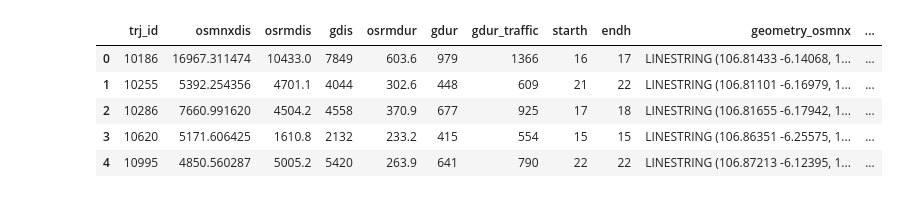
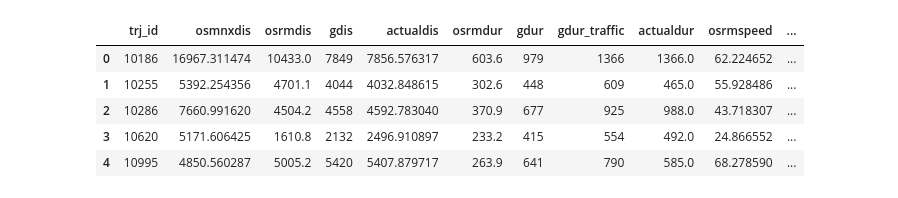
Before and after one commit to kenghweeng/Grab_The_Pulis, a Jupyter notebook: maps.ipynb, the cells around one changed output. Cells and saved outputs as stored; diff of their text form; code cells hidden in the pictures.

```diff
--- a/maps.ipynb
+++ b/maps.ipynb
@@ -16,3 +14,20 @@ df = pd.read_feather('data/matched_jkt.ftr')
+# %%
+df_osrm = gpd.read_file('data/jkt_OSRM.geojson')
+df_gmaps = gpd.read_file('data/jkt_GMAPS.geojson')
+df_osmnx = gpd.read_file('data/jkt_OSMNX.geojson')
+df = pd.read_feather('data/matched_jkt.ftr')
+
+df = df[df.apply(lambda x: all(x.location != np.array([0, 0])), axis=1)]
+
+df_osrm.sort_values(by='trj_id', inplace=True)
+df_gmaps.sort_values(by='trj_id', inplace=True)
+df_osmnx.sort_values(by='trj_id', inplace=True)
+df.sort_values(by=['trj_id', 'pingtimestamp'], inplace=True)
+
+df_osrm.reset_index(drop=True, inplace=True)
+df_gmaps.reset_index(drop=True, inplace=True)
+df_osmnx.reset_index(drop=True, inplace=True)
+df.reset_index(drop=True, inplace=True)
 # %%
 df_osrm
 # %% [output]
@@ -80,11 +99,13 @@ df
 # %%
 min_indices = []
 max_indices = []
+actual_routes = []
 grouped = df.groupby("trj_id")
 for name, group in tqdm(grouped):
     if not group.empty:
         min_indices.append(group.iloc[0].name)
         max_indices.append(group.iloc[-1].name)
+        actual_routes.append(list(zip(group.rawlng, group.rawlat)))
 
 df_start = df[df.index.isin(set(min_indices))].reset_index(drop=True)
 df_end = df[df.index.isin(set(max_indices))].reset_index(drop=True)
@@ -130,39 +151,61 @@ for sample_trj_id in set(df.trj_id):
     f2 = folium.FeatureGroup("GMAPS")
     f3 = folium.FeatureGroup("OSMNX")
     f4 = folium.FeatureGroup("ACTUAL")
+    f5 = folium.FeatureGroup("MM")
 
     temp = df[df.trj_id == str(sample_trj_id)]
     folium.vector_layers.PolyLine(list(map(lambda x: x[::-1], df_osrm[df_osrm.trj_id == str(sample_trj_id)].geometry.iloc[0].coords)), popup='<b>OSRM</b>', color='red', weight=3).add_to(f1)
     folium.vector_layers.PolyLine(list(map(lambda x: x[::-1], df_gmaps[df_gmaps.trj_id == str(sample_trj_id)].geometry.iloc[0].coords)), popup='<b>GMAPS</b>', color='green', weight=3).add_to(f2)
     folium.vector_layers.PolyLine(list(map(lambda x: x[::-1], df_osmnx[df_osmnx.trj_id == str(sample_trj_id)].geometry.iloc[0].coords)), popup='<b>OSMNX</b>', color='blue', weight=3).add_to(f3)
-    folium.vector_layers.PolyLine(list(zip(list(temp['rawlat']), list(temp['rawlng']))), popup='<b>ACTUAL</b>', color='black', weight=5).add_to(f4)
+    folium.vector_layers.PolyLine(list(zip(list(temp['rawlat']), list(temp['rawlng']))), popup='<b>ACTUAL</b>', color='black', weight=3).add_to(f4)
+    folium.vector_layers.PolyLine(list(map(lambda x: x[::-1], temp.location)), popup='<b>MM</b>', color='yellow', weight=3).add_to(f5)
 
     f1.add_to(jkt)
     f2.add_to(jkt)
     f3.add_to(jkt)
     f4.add_to(jkt)
+    f5.add_to(jkt)
     folium.LayerControl().add_to(jkt)
     jkt.save(f'data/routes/matched/{sample_trj_id}.html')
 jkt # sample
 # %% [output]
 [interactive output not drawn]
+# %%
+def get_distance(df, trj_id):
+    temp = df[df.trj_id == trj_id]
+    temp['nextrawlat'] = temp.rawlat.shift()
+    temp['nextrawlng'] = temp.rawlng.shift()
+    x = temp.iloc[1:].apply(lambda row: get_dist(row), axis=1)
+    return sum(x)
+
+def get_dist(row):
+    return distance.distance((row.rawlat,row.rawlng), (row.nextrawlat, row.nextrawlng)).m
 # %%
 df_merged = df_gmaps[df_gmaps.trj_id.isin(df.trj_id)].copy()
 df_merged.rename(columns={'geometry':'geometry_gmaps'}, inplace=True)
 df_merged['osrmdur'] = df_osrm['osrm_dur']
 df_merged['osrmdis'] = df_osrm['osrm_dist']
 df_merged['osmnxdis'] = df_osmnx['osmnx_length']
 df_merged = df_merged.sort_values(by='trj_id').reset_index(drop=True)
 df_merged['starth'] = df_start['time'].apply(lambda x: x.hour)
 df_merged['endh'] = df_end['time'].apply(lambda x: x.hour)
+df_merged['actualdur'] = (df_end['time'] - df_start['time']).apply(lambda x: x.total_seconds())
 df_merged['geometry_osrm'] = df_osrm['geometry']
 df_merged['geometry_osmnx'] = df_osmnx['geometry']
-df_merged = df_merged[['trj_id', 'osmnxdis', 'osrmdis', 'gdis', 'osrmdur', 'gdur', 'gdur_traffic', 'starth', 'endh', 'geometry_osmnx', 'geometry_osrm', 'geometry_gmaps']]
+df_merged['geometry_actual'] = list(map(LineString, actual_routes))
+
+df_merged['day'] = df_start['day']
+df_merged['osrmspeed'] = df_merged.apply(lambda x: 3.6*x['osrmdis']/x['osrmdur'], axis=1)
+df_merged['gspeed'] = df_merged.apply(lambda x: 3.6*x['gdis']/x['gdur'], axis=1)
+df_merged['actualdis'] = df_merged.apply(lambda x: get_distance(df, x.trj_id), axis=1)
+
+df_merged = df_merged[['trj_id', 'osmnxdis', 'osrmdis', 'gdis', 'actualdis', 'osrmdur', 'gdur', 'gdur_traffic', 'actualdur', 'osrmspeed', 'gspeed', 'starth', 'endh', 'day', 'geometry_osmnx', 'geometry_osrm', 'geometry_gmaps', 'geometry_actual']]
+df_merged['trj_id'] = df_merged['trj_id'].astype('int32')
 df_merged.head()
 # %% [output]
-|  | trj_id | osmnxdis | osrmdis | gdis | osrmdur | gdur | gdur_traffic | starth | endh | geometry_osmnx | ... |
-| 0 | 10186 | 16967.311474 | 10433.0 | 7849 | 603.6 | 979 | 1366 | 16 | 17 | LINESTRING (106.81433 -6.14068, 1... | ... |
-| 1 | 10255 | 5392.254356 | 4701.1 | 4044 | 302.6 | 448 | 609 | 21 | 22 | LINESTRING (106.81101 -6.16979, 1... | ... |
-| 2 | 10286 | 7660.991620 | 4504.2 | 4558 | 370.9 | 677 | 925 | 17 | 18 | LINESTRING (106.81655 -6.17942, 1... | ... |
-| 3 | 10620 | 5171.606425 | 1610.8 | 2132 | 233.2 | 415 | 554 | 15 | 15 | LINESTRING (106.86351 -6.25575, 1... | ... |
-| 4 | 10995 | 4850.560287 | 5005.2 | 5420 | 263.9 | 641 | 790 | 22 | 22 | LINESTRING (106.87213 -6.12395, 1... | ... |
+|  | trj_id | osmnxdis | osrmdis | gdis | actualdis | osrmdur | gdur | gdur_traffic | actualdur | osrmspeed | ... |
+| 0 | 10186 | 16967.311474 | 10433.0 | 7849 | 7856.576317 | 603.6 | 979 | 1366 | 1366.0 | 62.224652 | ... |
+| 1 | 10255 | 5392.254356 | 4701.1 | 4044 | 4032.848615 | 302.6 | 448 | 609 | 465.0 | 55.928486 | ... |
+| 2 | 10286 | 7660.991620 | 4504.2 | 4558 | 4592.783040 | 370.9 | 677 | 925 | 988.0 | 43.718307 | ... |
+| 3 | 10620 | 5171.606425 | 1610.8 | 2132 | 2496.910897 | 233.2 | 415 | 554 | 492.0 | 24.866552 | ... |
+| 4 | 10995 | 4850.560287 | 5005.2 | 5420 | 5407.879717 | 263.9 | 641 | 790 | 585.0 | 68.278590 | ... |
```
Also changed, not shown: parts of 20 cells of this notebook.
